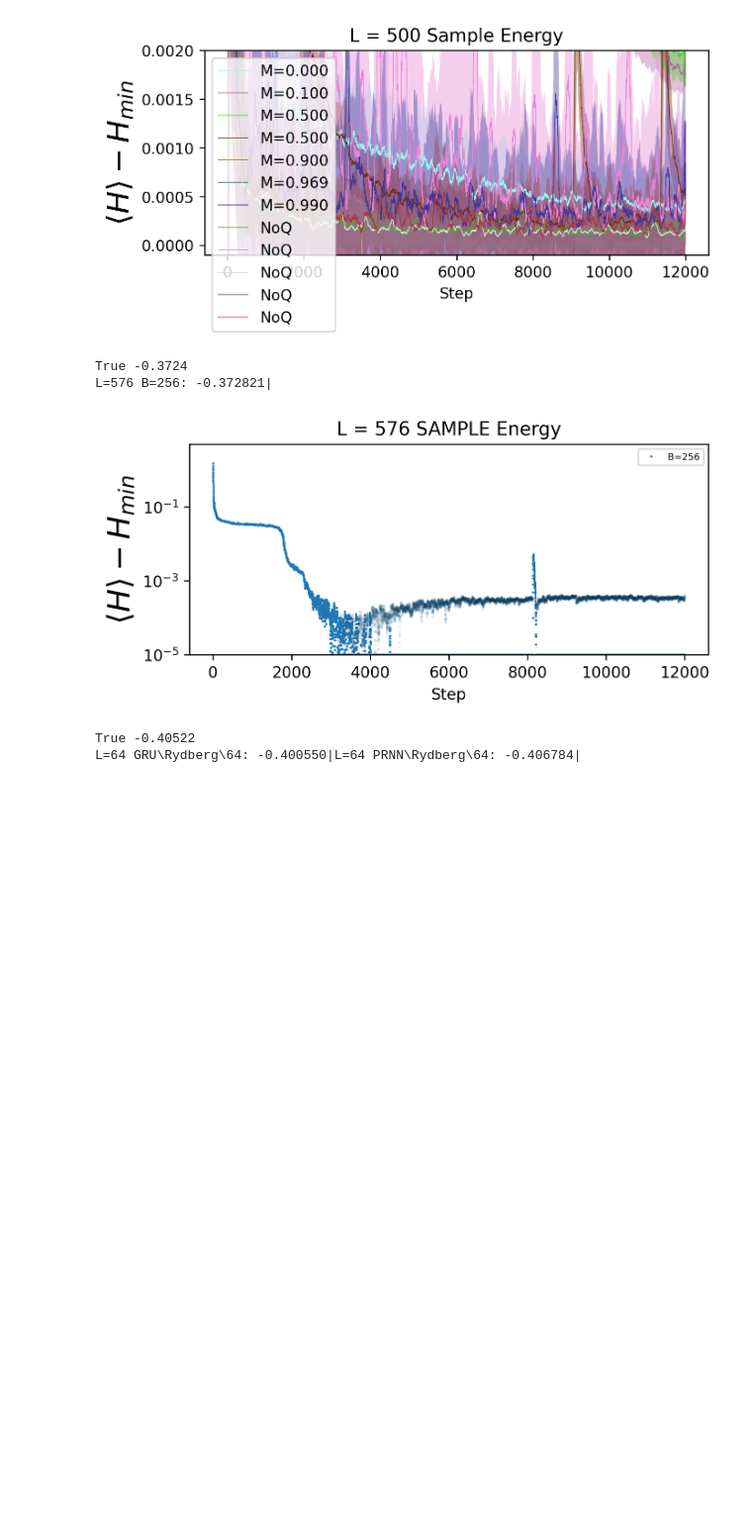
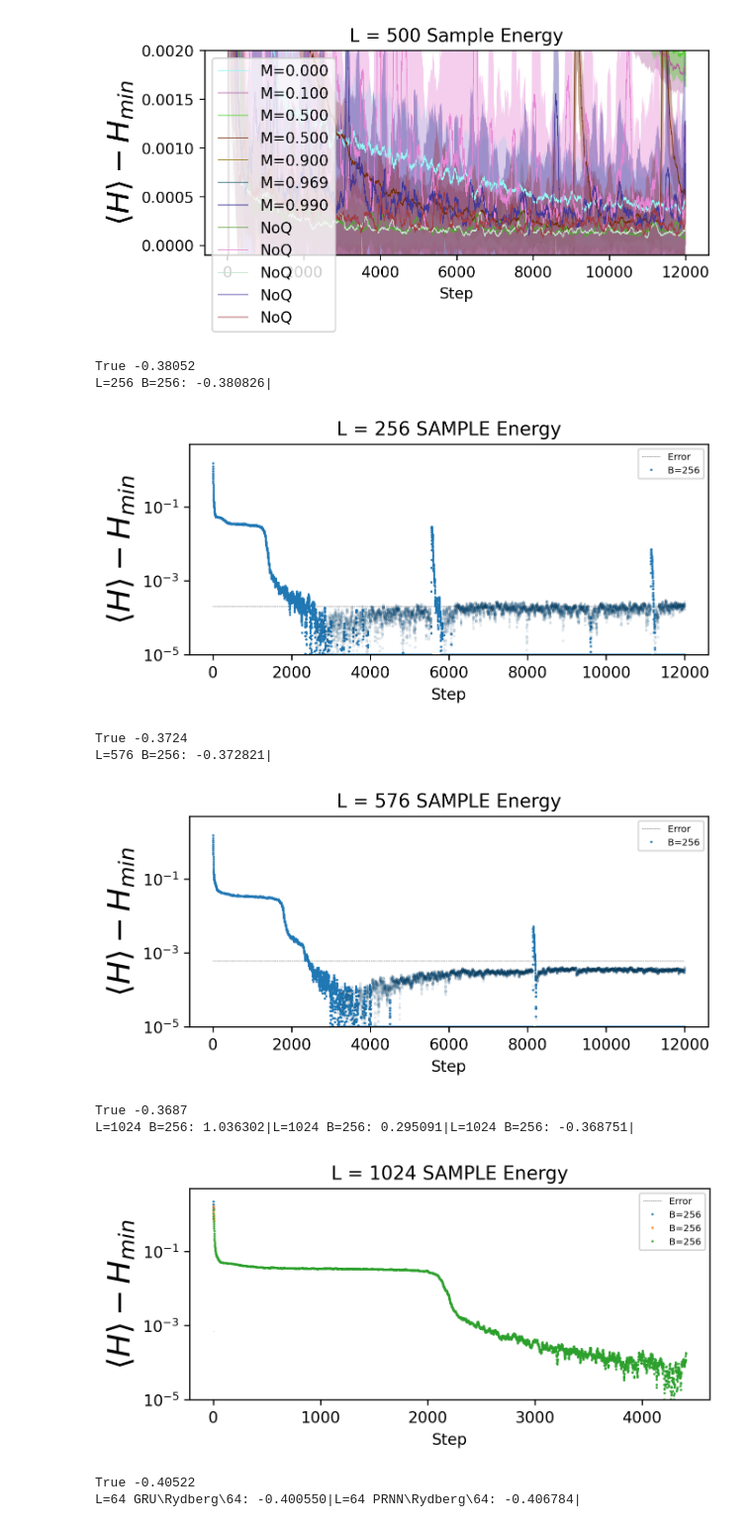
Before and after one commit to ksprague1/NN-QSR, a Jupyter notebook: Results.ipynb, the cells around one changed output. Shown at 99% size. Drawn from its saved outputs; the diff is of its cells as text; code cells hidden in the pictures; blank space fills up the shorter version.

```diff
--- a/Results.ipynb
+++ b/Results.ipynb
@@ -192,13 +193,19 @@ L=100 M=0.000: -1.269416|L=100 M=0.100: -1.269404|L=100 M=0.500: -1.270499|L=100
 [figure]
 L=500 M=0.000: -1.272178|L=500 M=0.100: -1.270762|L=500 M=0.500: -1.270874|L=500 M=0.500: -1.272343|L=500 M=0.900: -1.267872|L=500 M=0.969: -1.256048|L=500 M=0.990: -1.207810|L=500 NoQ: -1.272521|L=50 ...
 [figure]
-# %%
-p = getpaths("PTF\\Rydberg",["576","NoQ","Nh=128"],alldir=False)
-graphs(p,label_idx=[-4],err=False,smoothing=10,useTimes=False,metric="SAMPLE")
-# %% [output]
-True -0.3724
-L=576 B=256: -0.372821|
-[figure, removed]
+# %%
+p = getpaths("PTF\\Rydberg",["256","NoQ","Nh=128"],alldir=False)
+graphs(p,label_idx=[-4],err=False,smoothing=10,useTimes=False,metric="SAMPLE")
+# %% [output]
+True -0.38052
+L=256 B=256: -0.380826|
+[figure, added]
+True -0.3724
+L=576 B=256: -0.372821|
+[figure, added]
+True -0.3687
+L=1024 B=256: 1.036302|L=1024 B=256: 0.295091|L=1024 B=256: -0.368751|
+[figure, added]
 # %%
 p = getpaths("GRU\\Rydberg",["64","NoQ","Nh=128"],alldir=False)
 
```
Also changed, not shown: parts of 1 cell of this notebook, 3 other files.
